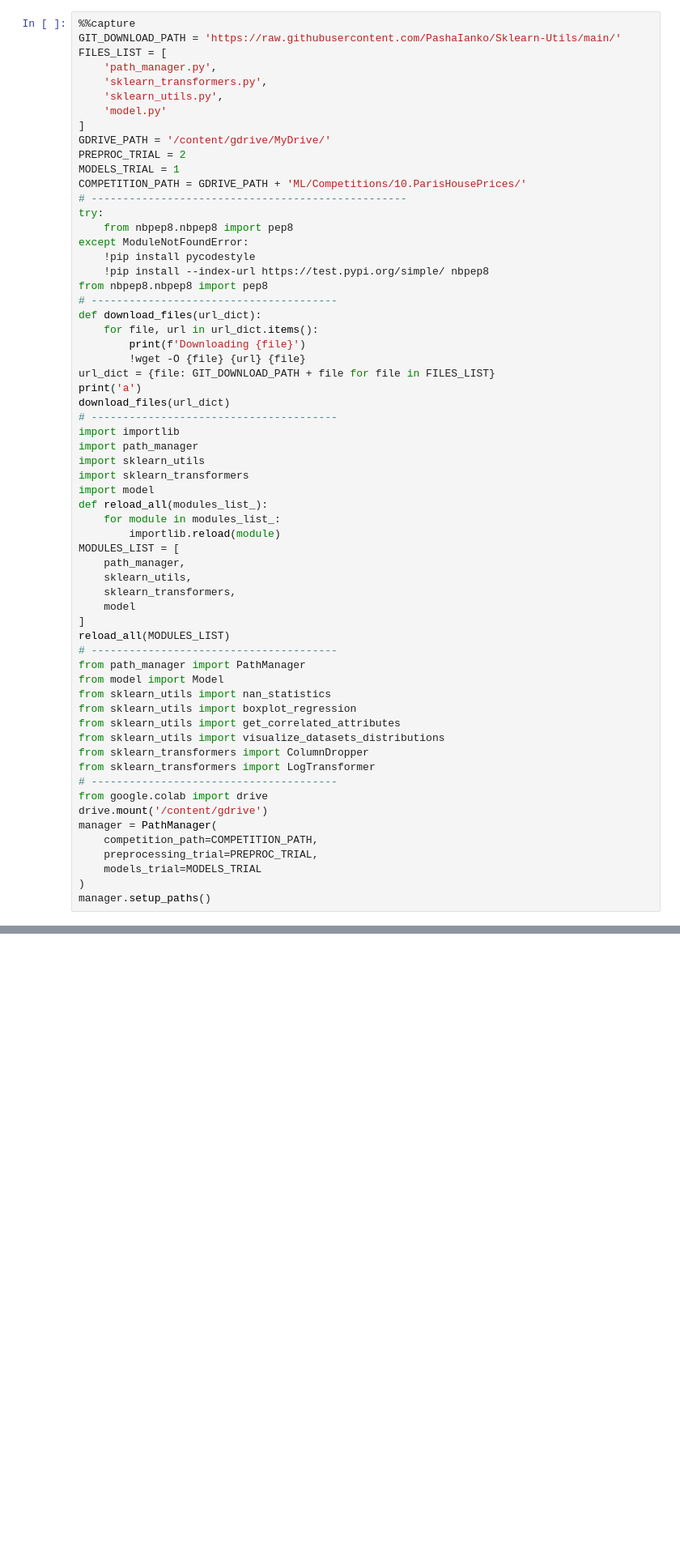
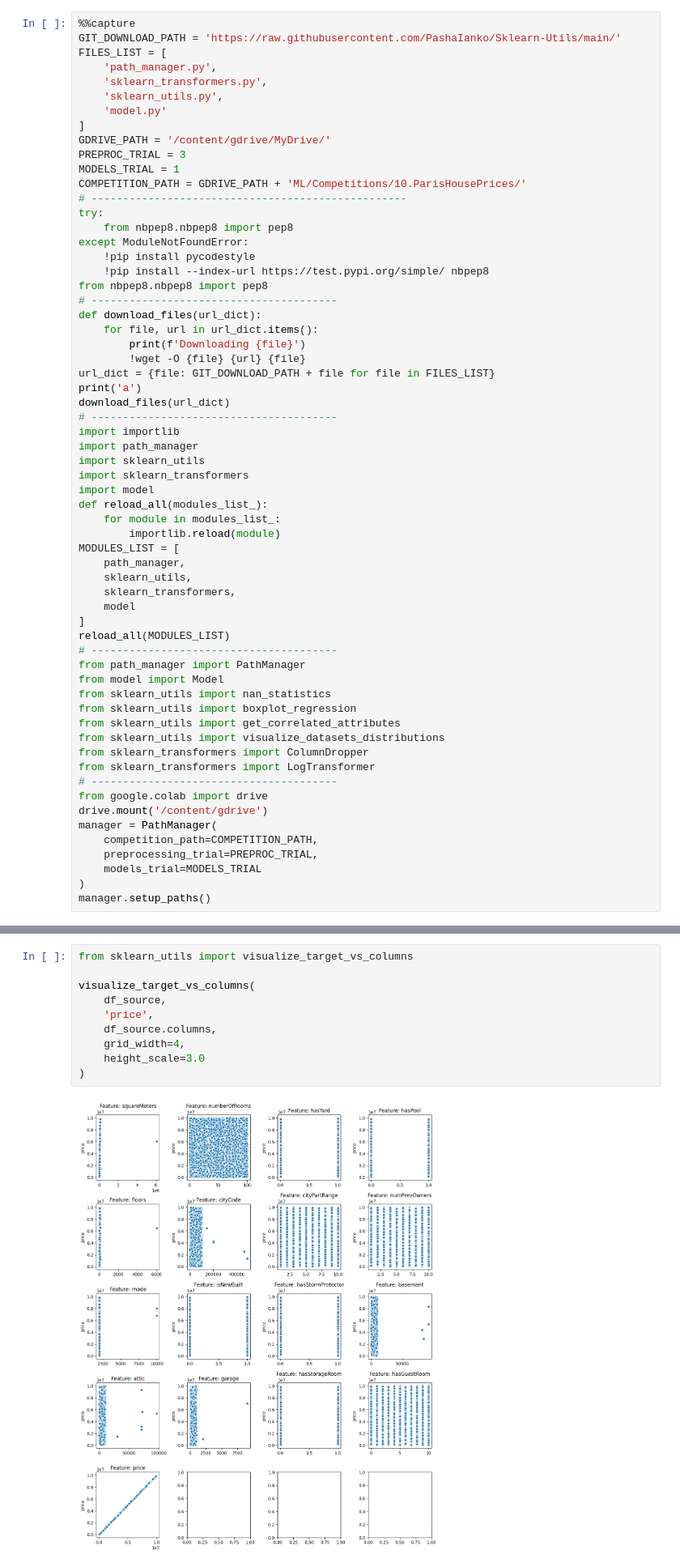
Before and after one commit to PashaIanko/Kaggle.ParisHousingPrices, a Jupyter notebook: 2_data_preparation.ipynb, the cells around one changed output, grey strips where cells are left out. Shown at 81% size. Saved outputs shown, nothing was run; the diff lists cells and outputs as text; blank space fills up the shorter version.

```diff
--- a/2_data_preparation.ipynb
+++ b/2_data_preparation.ipynb
@@ -32,7 +32,7 @@ FILES_LIST = [
     'model.py'
 ]
 GDRIVE_PATH = '/content/gdrive/MyDrive/'
-PREPROC_TRIAL = 2
+PREPROC_TRIAL = 3
 MODELS_TRIAL = 1
 COMPETITION_PATH = GDRIVE_PATH + 'ML/Competitions/10.ParisHousePrices/'
 # --------------------------------------------------
@@ -97,3 +96,15 @@ df_source.shape, df_submission.shape
 # Clean outliers
 # %% [markdown]
 Here, we have to duplicate the code from the data_exploration.ipynb notebook
+# %%
+from sklearn_utils import visualize_target_vs_columns
+
+visualize_target_vs_columns(
+    df_source,
+    'price',
+    df_source.columns,
+    grid_width=4,
+    height_scale=3.0
+)
+# %% [output]
+[figure, added]
```
Also changed, not shown: parts of 9 cells of this notebook.
